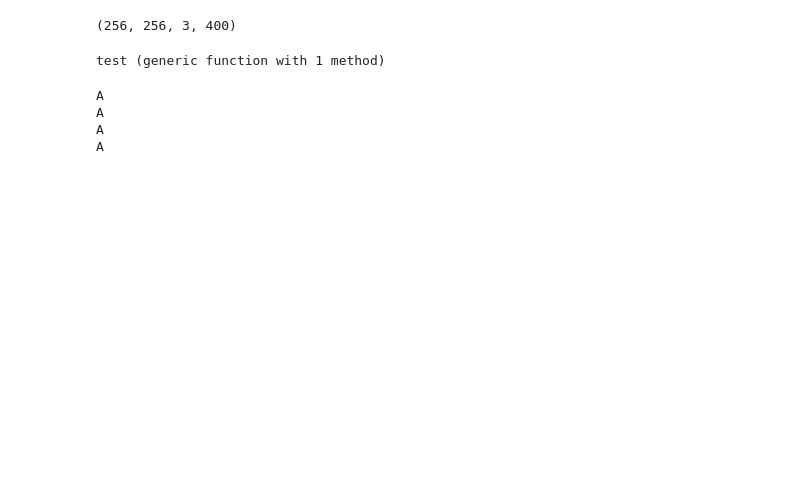
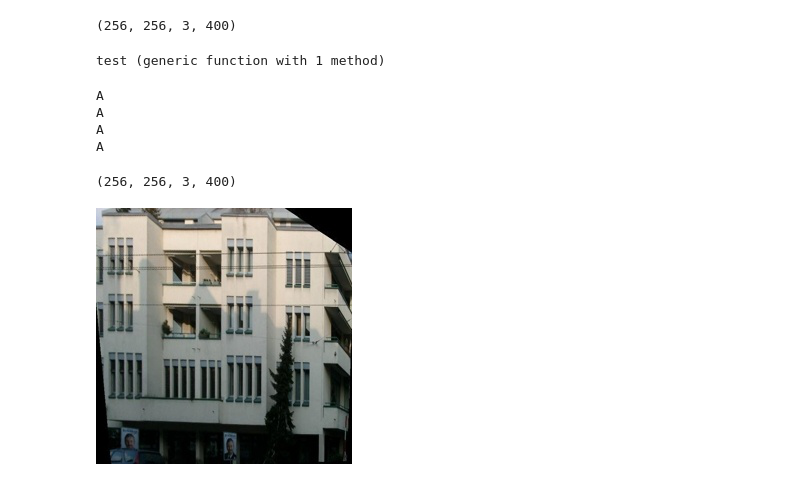
Before and after one commit to shreyas-kowshik/pix2pix.jl, a Jupyter notebook: src/Untitled.ipynb, the cells around one changed output. Drawn from its saved outputs; the diff is of its cells as text; code cells hidden in the pictures; blank space fills up the shorter version.

```diff
--- a/src/Untitled.ipynb
+++ b/src/Untitled.ipynb
@@ -15,7 +15,7 @@ using CUDAdrv
 path = "../data/train/"
 function load_image(filename)
     img = load(filename)
-    img = Float32.(channelview(img))
+    img = Float64.(channelview(img))
 end
 
 function load_dataset(path,imsize)
@@ -26,7 +26,7 @@ function load_dataset(path,imsize)
         push!(imgsA,load_image(img_path)[:,:,1:256])
         push!(imgsB,load_image(img_path)[:,:,257:end])
     end
-    reshape(hcat(imgsA...),imsize,imsize,3,length(imgsA)),reshape(hcat(imgsB...),imsize,imsize,3,length(imgsB))
+    return reshape(cat(imgsA...,dims=4),imsize,imsize,3,length(imgsA)),reshape(cat(imgsB...,dims=4),imsize,imsize,3,length(imgsB))
 end
 # %% [output]
 load_dataset (generic function with 1 method)
@@ -99,3 +99,12 @@ A
 A
 A
 A
+# %%
+cpu_out = train_A[:,:,:,1]
+cpu_out = reshape(cpu_out,3,256,256)
+s = size(train_A)
+println(s)
+img = colorview(RGB,cpu_out)
+# %% [output]
+(256, 256, 3, 400)
+[figure, added]
```
Also changed, not shown: parts of 15 cells of this notebook, 4 other files.
